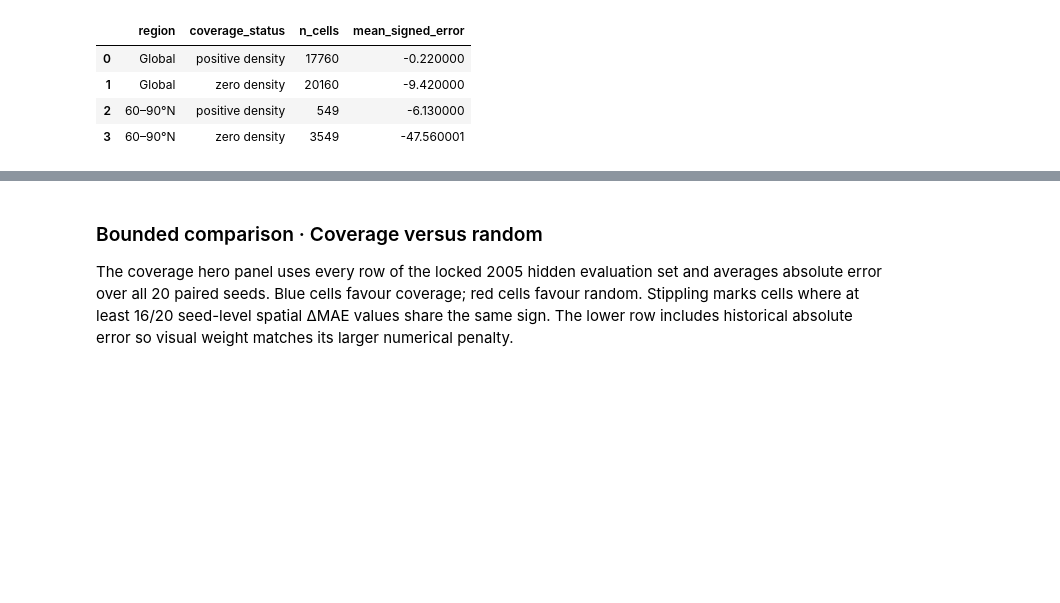
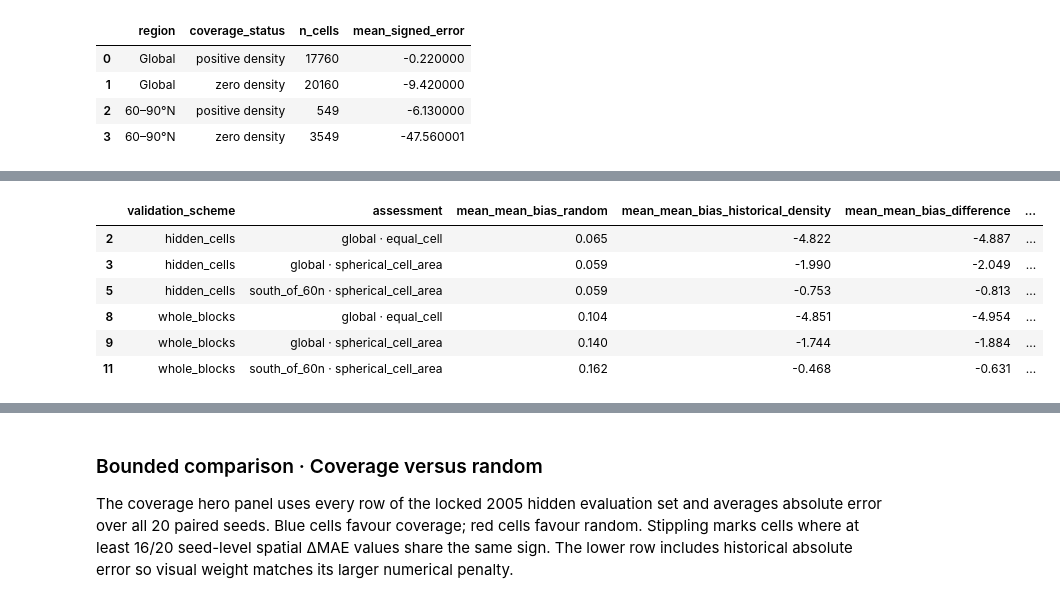
Before and after one commit to BokaiHe/ocean-carbon-sampling, a Jupyter notebook: notebooks/published/osse_visual_story_demo.ipynb, the cells around one changed output, grey strips where cells are left out. Cells and saved outputs as stored; diff of their text form; code cells hidden in the pictures; blank space fills up the shorter version.

```diff
--- a/notebooks/published/osse_visual_story_demo.ipynb
+++ b/notebooks/published/osse_visual_story_demo.ipynb
@@ -273,0 +287,31 @@ These are descriptive spatial associations. They strengthen the geographic-gap i
+# %%
+area_domain_table = historical_area_domain.loc[
+    (
+        (historical_area_domain['domain'] == 'global')
+        & (historical_area_domain['weighting'].isin(['equal_cell', 'spherical_cell_area']))
+    )
+    | (
+        (historical_area_domain['domain'] == 'south_of_60n')
+        & (historical_area_domain['weighting'] == 'spherical_cell_area')
+    )
+].assign(
+    assessment=lambda frame: frame['domain'] + ' · ' + frame['weighting'],
+    units_bias_difference_below_zero=lambda frame: (
+        frame['units_mean_bias_difference_below_zero'].astype(str)
+        + '/' + frame['n_units'].astype(str)
+    ),
+)[[
+    'validation_scheme', 'assessment', 'mean_mean_bias_random',
+    'mean_mean_bias_historical_density', 'mean_mean_bias_difference',
+    'mean_mean_mae_difference', 'mean_mean_rmse_difference',
+    'units_bias_difference_below_zero',
+]].round(3)
+area_domain_table
+# %% [output]
+|  | validation_scheme | assessment | mean_mean_bias_random | mean_mean_bias_historical_density | mean_mean_bias_difference | ... |
+| 2 | hidden_cells | global · equal_cell | 0.065 | -4.822 | -4.887 | ... |
+| 3 | hidden_cells | global · spherical_cell_area | 0.059 | -1.990 | -2.049 | ... |
+| 5 | hidden_cells | south_of_60n · spherical_cell_area | 0.059 | -0.753 | -0.813 | ... |
+| 8 | whole_blocks | global · equal_cell | 0.104 | -4.851 | -4.954 | ... |
+| 9 | whole_blocks | global · spherical_cell_area | 0.140 | -1.744 | -1.884 | ... |
+| 11 | whole_blocks | south_of_60n · spherical_cell_area | 0.162 | -0.468 | -0.631 | ... |
```
Also changed, not shown: parts of 14 cells of this notebook, 19 other files.
